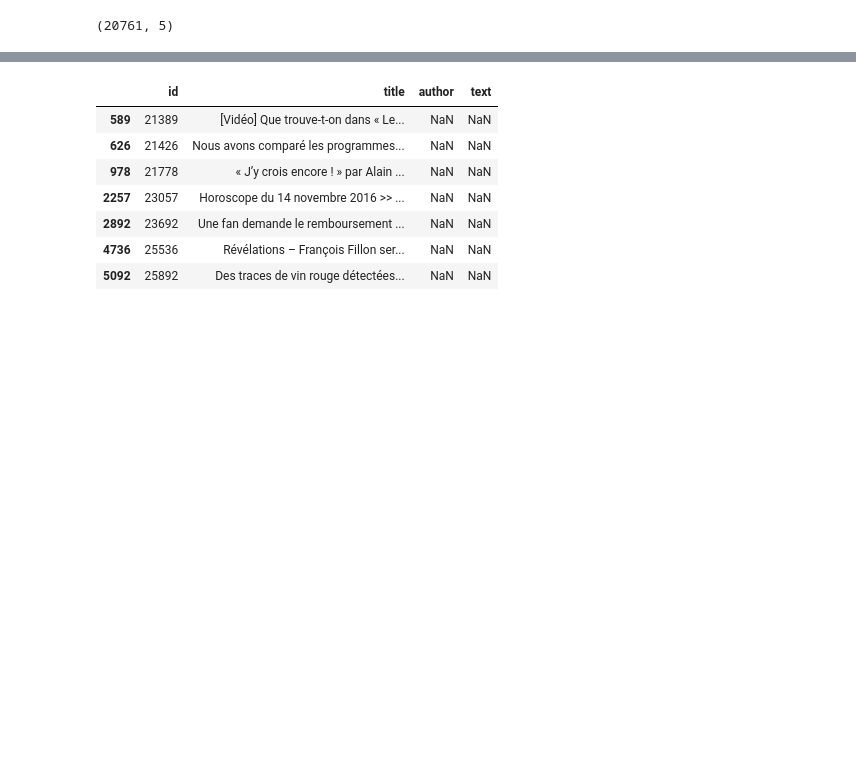
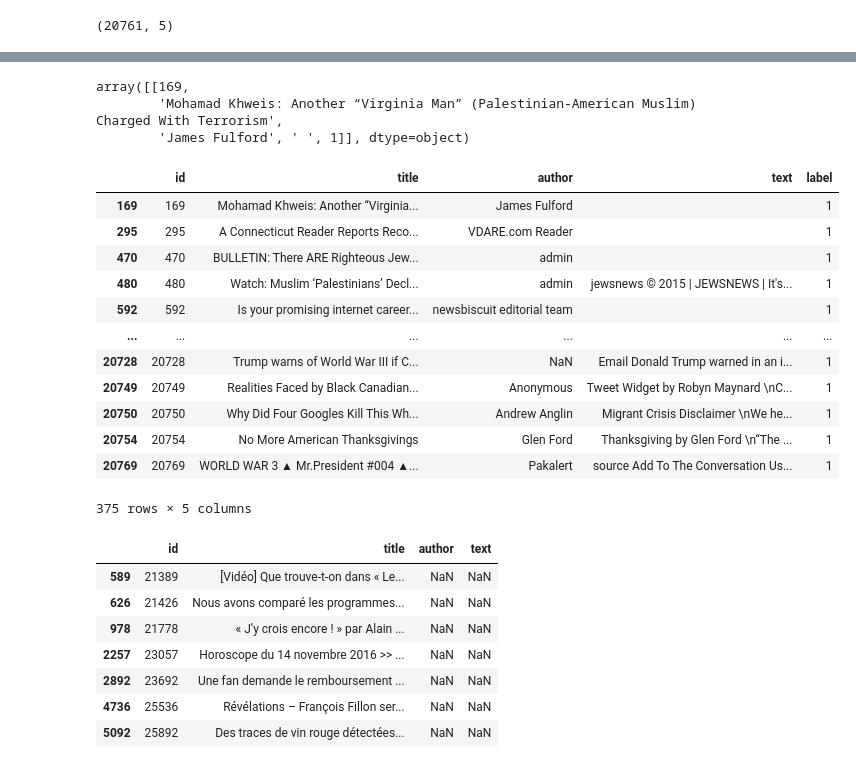
Before and after one commit to nerdai/mvml-assignment, a Jupyter notebook: notebooks/sandbox.ipynb, the cells around one changed output, grey strips where cells are left out. Cells and saved outputs as stored; diff of their text form; code cells hidden in the pictures; blank space fills up the shorter version.

```diff
--- a/notebooks/sandbox.ipynb
+++ b/notebooks/sandbox.ipynb
@@ -40,3 +62,25 @@ clean_train.shape
+# %%
+clean_train[clean_train.id == 169].values
+# %% [output]
+array([[169,
+        'Mohamad Khweis: Another “Virginia Man” (Palestinian-American Muslim) Charged With Terrorism',
+        'James Fulford', ' ', 1]], dtype=object)
+# %%
+clean_train[clean_train[['text', 'label']].duplicated()]
+# %% [output]
+|  | id | title | author | text | label |
+| 169 | 169 | Mohamad Khweis: Another “Virginia... | James Fulford |  | 1 |
+| 295 | 295 | A Connecticut Reader Reports Reco... | VDARE.com Reader |  | 1 |
+| 470 | 470 | BULLETIN: There ARE Righteous Jew... | admin |  | 1 |
+| 480 | 480 | Watch: Muslim ‘Palestinians’ Decl... | admin | jewsnews © 2015 | JEWSNEWS | It's... | 1 |
+| 592 | 592 | Is your promising internet career... | newsbiscuit editorial team |  | 1 |
+| ... | ... | ... | ... | ... | ... |
+| 20728 | 20728 | Trump warns of World War III if C... | NaN | Email Donald Trump warned in an i... | 1 |
+| 20749 | 20749 | Realities Faced by Black Canadian... | Anonymous | Tweet Widget by Robyn Maynard \nC... | 1 |
+| 20750 | 20750 | Why Did Four Googles Kill This Wh... | Andrew Anglin | Migrant Crisis Disclaimer \nWe he... | 1 |
+| 20754 | 20754 | No More American Thanksgivings | Glen Ford | Thanksgiving by Glen Ford \n“The ... | 1 |
+| 20769 | 20769 | WORLD WAR 3 ▲ Mr.President #004 ▲... | Pakalert | source Add To The Conversation Us... | 1 |
+375 rows × 5 columns
 # %%
 test[test['text'].isna()]
 # %% [output]
```
Also changed, not shown: parts of 3 cells of this notebook, 4 other files.
